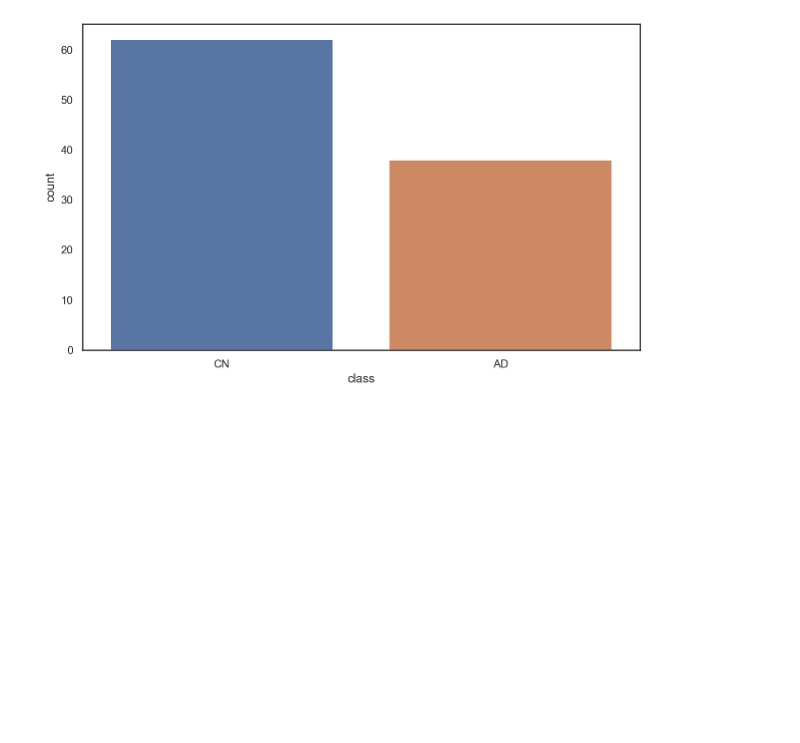
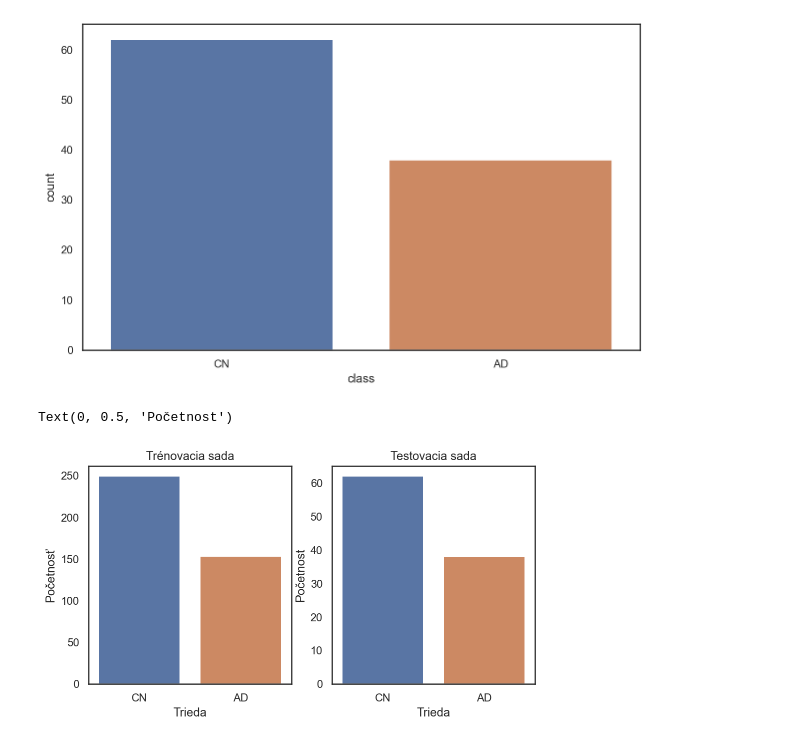
Before and after one commit to timzatko/dp, a Jupyter notebook: conda_notebooks/dataset.ipynb, the cells around one changed output. Cells and saved outputs as stored; diff of their text form; code cells hidden in the pictures; blank space fills up the shorter version.

```diff
--- a/conda_notebooks/dataset.ipynb
+++ b/conda_notebooks/dataset.ipynb
@@ -127,3 +137,23 @@ CN: 0.62 (62)
 AD: 0.38 (38)
 <AxesSubplot:xlabel='class', ylabel='count'>
 [figure]
+# %%
+df_tst = get_data(test_dir, class_names).rename(columns={'class': 'Trieda'})
+df_trn = get_data(train_dir, class_names).rename(columns={'class': 'Trieda'})
+
+plt.figure(figsize=(8, 4))
+
+r = 1
+c = 2
+
+plt.subplot(r, c, 1)
+plt.title('Trénovacia sada')
+ax = sns.countplot(x='Trieda', data=df_trn, order=class_names)
+ax.set_ylabel('Početnosť')
+plt.subplot(r, c, 2)
+plt.title('Testovacia sada')
+ax = sns.countplot(x='Trieda', data=df_tst, order=class_names)
+ax.set_ylabel('Početnost')
+# %% [output]
+Text(0, 0.5, 'Početnost')
+[figure, added]
```
Also changed, not shown: parts of 4 cells of this notebook, 3 other files.
